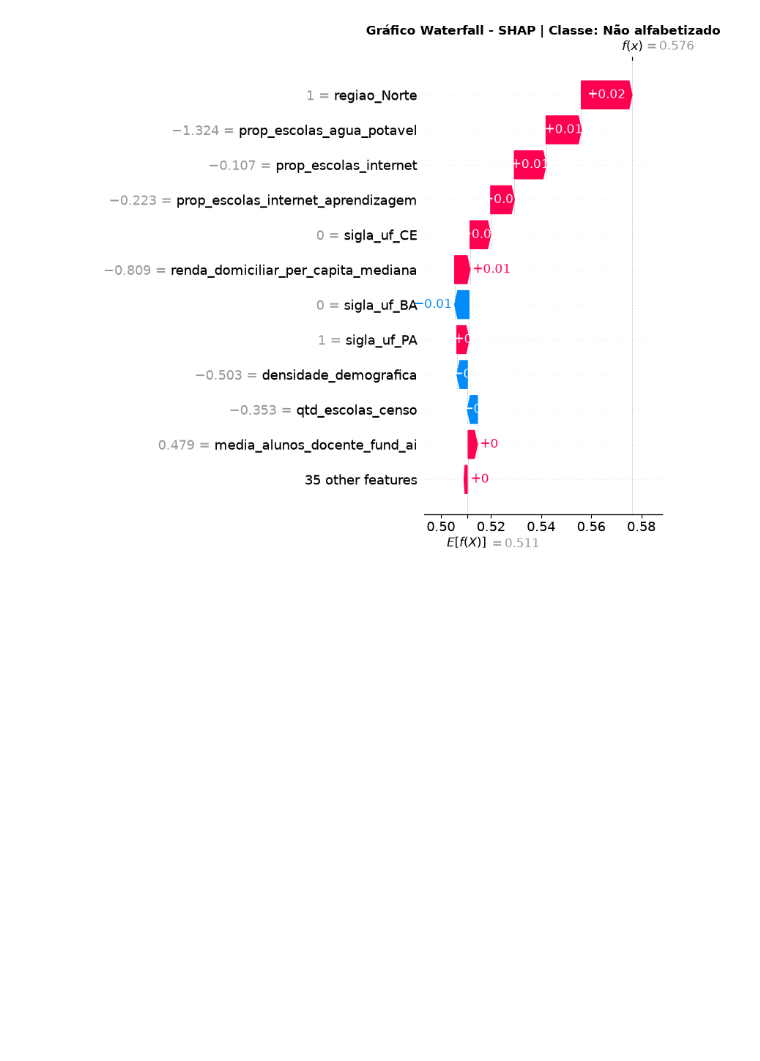
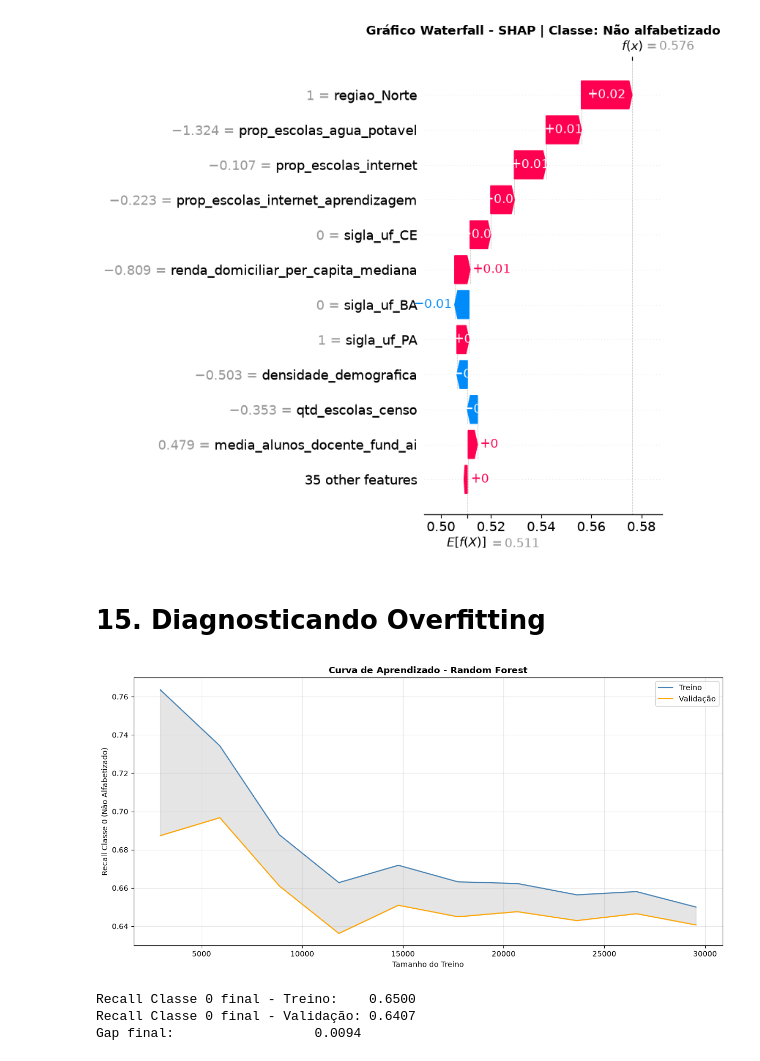
Before and after one commit to RenanTrevelim/tech-challenge-fase3-literacy-ml, a Jupyter notebook: notebooks/03_modelos_machine_learning.ipynb, the cells around one changed output. Saved outputs shown, nothing was run; the diff lists cells and outputs as text; code cells hidden in the pictures; blank space fills up the shorter version.

```diff
--- a/notebooks/03_modelos_machine_learning.ipynb
+++ b/notebooks/03_modelos_machine_learning.ipynb
@@ -1158,3 +1158,44 @@ plt.tight_layout()
 plt.show()
 # %% [output]
 [figure]
+# %% [markdown]
+# 15. Diagnosticando Overfitting
+# %%
+from sklearn.model_selection import learning_curve
+
+train_sizes, train_scores, validation_scores = learning_curve(
+    estimator=modelo_rf_final,
+    X=X_treino_variance,
+    y=y_treino,
+    cv=5,
+    train_sizes=np.linspace(0.1, 1.0, 10),
+    scoring=scorer_f2_0,
+    n_jobs=-1
+)
+
+train_mean = train_scores.mean(axis=1)
+val_mean = validation_scores.mean(axis=1)
+
+plt.figure(figsize=(12,6))
+plt.plot(train_sizes, train_mean, label='Treino', color='steelblue')
+plt.plot(train_sizes, val_mean, label='Validação', color='orange')
+plt.fill_between(train_sizes, train_mean, val_mean, alpha=0.2, color='gray')
+plt.title("Curva de Aprendizado - Random Forest", fontweight='bold')
+plt.xlabel("Tamanho do Treino")
+plt.ylabel("Recall Classe 0 (Não Alfabetizado)")
+plt.legend()
+plt.grid(alpha=0.3)
+plt.tight_layout()
+plt.show()
+# %% [output]
+[figure, added]
+# %%
+gap_final = train_mean[-1] - val_mean[-1]
+
+print(f"Recall Classe 0 final - Treino:    {train_mean[-1]:.4f}")
+print(f"Recall Classe 0 final - Validação: {val_mean[-1]:.4f}")
+print(f"Gap final:                  {gap_final:.4f}")
+# %% [output]
+Recall Classe 0 final - Treino:    0.6500
+Recall Classe 0 final - Validação: 0.6407
+Gap final:                  0.0094
```
Also changed, not shown: parts of 30 cells of this notebook, 3 other files.
